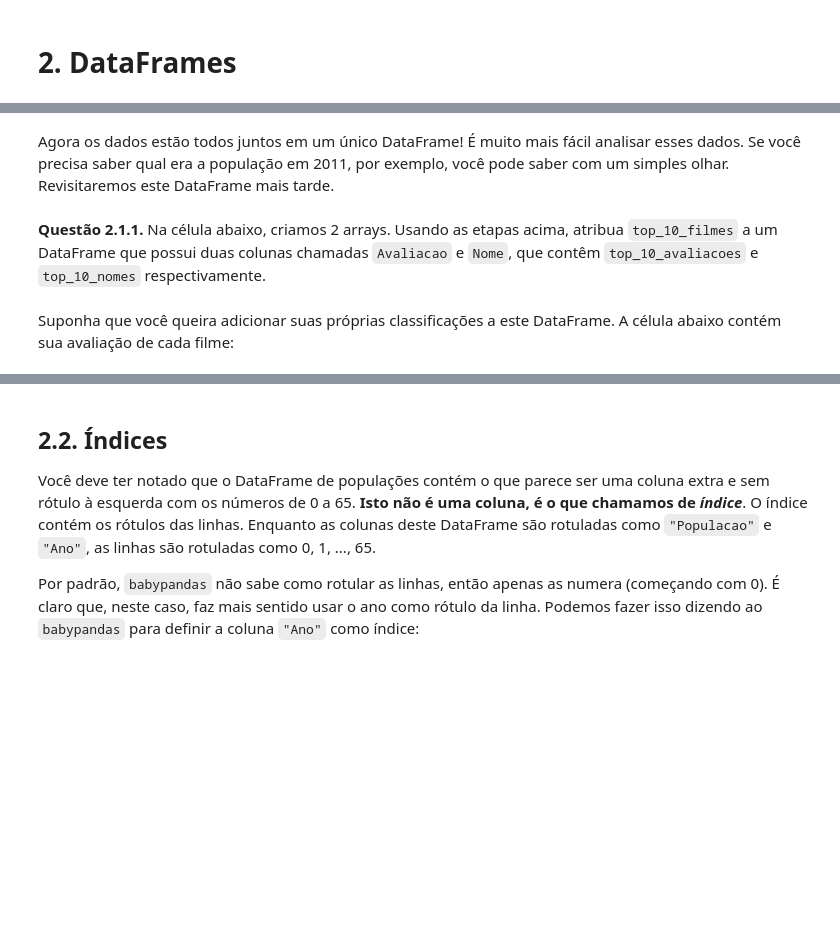
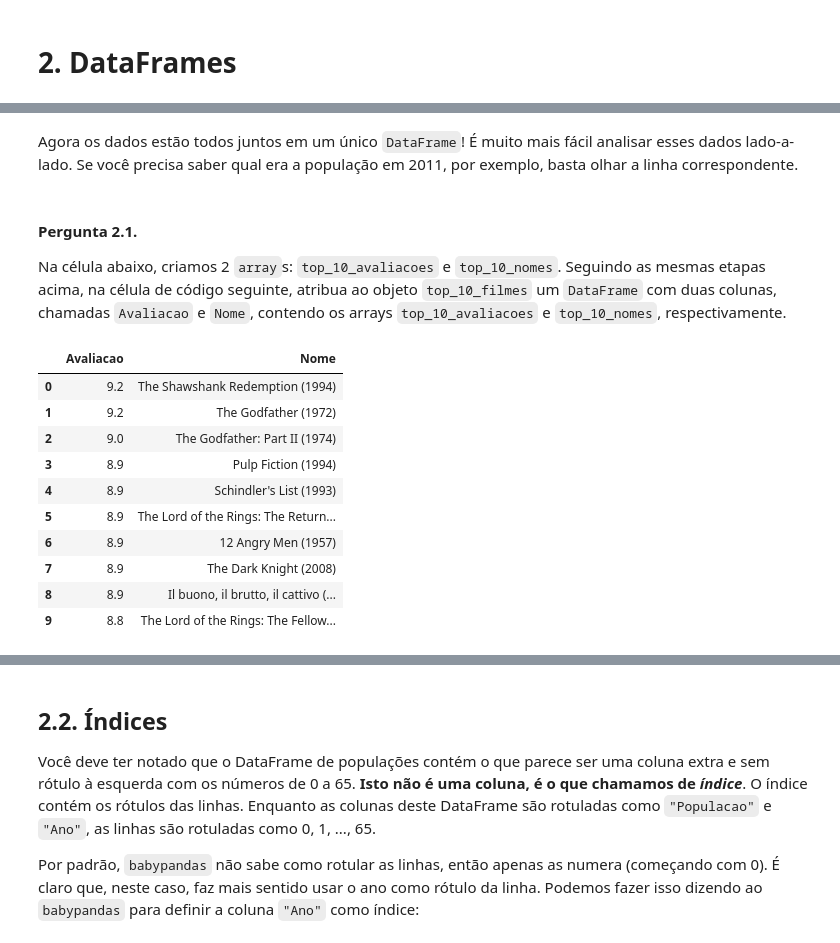
Before and after one commit to urielmoreirasilva/ICX532, a Jupyter notebook: labs_gabs/Laboratório 1 – Arrays e DataFrames (gabarito)/Laboratório 1 – Arrays e DataFrames (gabarito).ipynb, the cells around one changed output, grey strips where cells are left out. Drawn from its saved outputs; the diff is of its cells as text; code cells hidden in the pictures; blank space fills up the shorter version.

```diff
--- a/labs_gabs/Laboratório 1 – Arrays e DataFrames (gabarito)/Laboratório 1 – Arrays e DataFrames (gabarito).ipynb
+++ b/labs_gabs/Laboratório 1 – Arrays e DataFrames (gabarito)/Laboratório 1 – Arrays e DataFrames (gabarito).ipynb
@@ -422,7 +512,9 @@ populacao_df
 # %% [markdown]
-Agora os dados estão todos juntos em um único DataFrame! É muito mais fácil analisar esses dados. Se você precisa saber qual era a população em 2011, por exemplo, você pode saber com um simples olhar. Revisitaremos este DataFrame mais tarde.
+Agora os dados estão todos juntos em um único `DataFrame`! É muito mais fácil analisar esses dados lado-a-lado. Se você precisa saber qual era a população em 2011, por exemplo, basta olhar a linha correspondente.
 # %% [markdown]
-**Questão 2.1.1.** Na célula abaixo, criamos 2 arrays. Usando as etapas acima, atribua `top_10_filmes` a um DataFrame que possui duas colunas chamadas `Avaliacao` e `Nome`, que contêm `top_10_avaliacoes` e `top_10_nomes` respectivamente.
+#### **Pergunta 2.1.**
+
+Na célula abaixo, criamos 2 `array`s: `top_10_avaliacoes` e `top_10_nomes`. Seguindo as mesmas etapas acima, na célula de código seguinte, atribua ao objeto `top_10_filmes` um `DataFrame` com duas colunas, chamadas `Avaliacao` e `Nome`, contendo os arrays `top_10_avaliacoes` e `top_10_nomes`, respectivamente.
 # %%
 top_10_avaliacoes = np.array([9.2, 9.2, 9., 8.9, 8.9, 8.9, 8.9, 8.9, 8.9, 8.8])
 top_10_nomes = np.array([
@@ -443,2 +532,18 @@ top_10_filmes
-# %% [markdown]
-Suponha que você queira adicionar suas próprias classificações a este DataFrame. A célula abaixo contém sua avaliação de cada filme:
+# %%
+top_10_filmes = pd.DataFrame().assign(
+    Avaliacao = top_10_avaliacoes,
+    Nome = top_10_nomes
+)
+top_10_filmes
+# %% [output]
+|  | Avaliacao | Nome |
+| 0 | 9.2 | The Shawshank Redemption (1994) |
+| 1 | 9.2 | The Godfather (1972) |
+| 2 | 9.0 | The Godfather: Part II (1974) |
+| 3 | 8.9 | Pulp Fiction (1994) |
+| 4 | 8.9 | Schindler's List (1993) |
+| 5 | 8.9 | The Lord of the Rings: The Return... |
+| 6 | 8.9 | 12 Angry Men (1957) |
+| 7 | 8.9 | The Dark Knight (2008) |
+| 8 | 8.9 | Il buono, il brutto, il cattivo (... |
+| 9 | 8.8 | The Lord of the Rings: The Fellow... |
```
Also changed, not shown: parts of 57 cells of this notebook, 1 other file.
